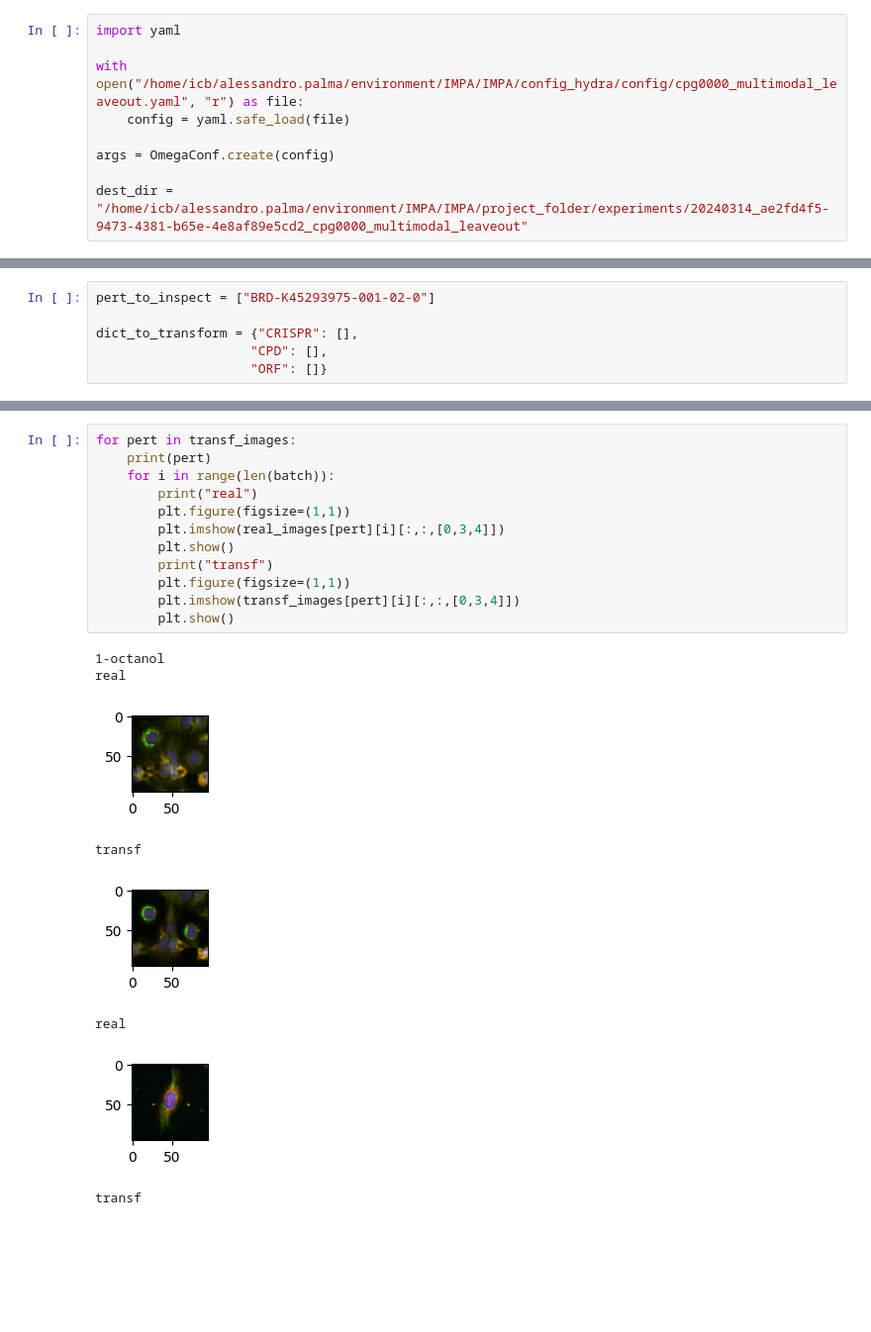
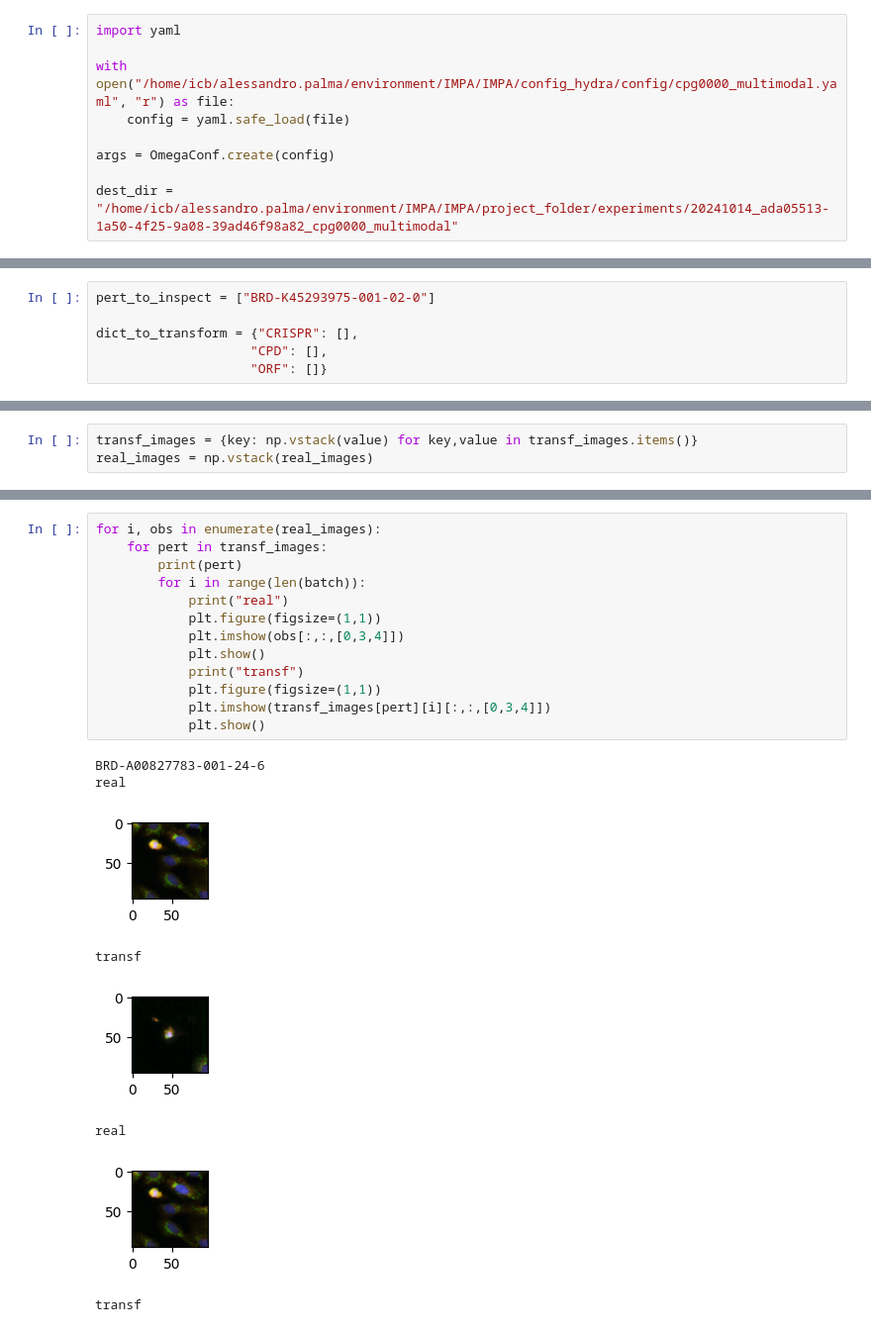
Before and after one commit to theislab/IMPA, a Jupyter notebook: notebooks/cpg0000/cpg0000/transformations_separate_embeddings.ipynb, the cells around one changed output, grey strips where cells are left out. Shown at 99% size. Saved outputs shown, nothing was run; the diff lists cells and outputs as text; blank space fills up the shorter version.

Commit message:
Adjustments multi-modal experiment

```diff
--- a/notebooks/cpg0000/cpg0000/transformations_separate_embeddings.ipynb
+++ b/notebooks/cpg0000/cpg0000/transformations_separate_embeddings.ipynb
@@ -28,12 +28,12 @@ def t2np(t):
 # %%
 import yaml
 
-with open("/home/icb/alessandro.palma/environment/IMPA/IMPA/config_hydra/config/cpg0000_multimodal_leaveout.yaml", "r") as file:
+with open("/home/icb/alessandro.palma/environment/IMPA/IMPA/config_hydra/config/cpg0000_multimodal.yaml", "r") as file:
     config = yaml.safe_load(file)
 
 args = OmegaConf.create(config)
 
-dest_dir = "/home/icb/alessandro.palma/environment/IMPA/IMPA/project_folder/experiments/20240314_ae2fd4f5-9473-4381-b65e-4e8af89e5cd2_cpg0000_multimodal_leaveout"
+dest_dir = "/home/icb/alessandro.palma/environment/IMPA/IMPA/project_folder/experiments/20241014_ada05513-1a50-4f25-9a08-39ad46f98a82_cpg0000_multimodal"
 # %%
 args
 # %% [output]
@@ -136,0 +123,3 @@ dataloader.mol2id
+# %%
+transf_images = {key: np.vstack(value) for key,value in transf_images.items()}
+real_images = np.vstack(real_images)
@@ -137,21 +134,22 @@ dataloader.mol2id
 # %%
-for pert in transf_images:
-    print(pert)
-    for i in range(len(batch)):
-        print("real")
-        plt.figure(figsize=(1,1))
-        plt.imshow(real_images[pert][i][:,:,[0,3,4]])
-        plt.show()
-        print("transf")
-        plt.figure(figsize=(1,1))
-        plt.imshow(transf_images[pert][i][:,:,[0,3,4]])
-        plt.show()
+for i, obs in enumerate(real_images):
+    for pert in transf_images:
+        print(pert)
+        for i in range(len(batch)):
+            print("real")
+            plt.figure(figsize=(1,1))
+            plt.imshow(obs[:,:,[0,3,4]])
+            plt.show()
+            print("transf")
+            plt.figure(figsize=(1,1))
+            plt.imshow(transf_images[pert][i][:,:,[0,3,4]])
+            plt.show()
 # %% [output]
-1-octanol
+BRD-A00827783-001-24-6
 real
-[figure, old version]
+[figure, new version]
 transf
-[figure, old version]
+[figure, new version]
 real
-[figure, old version]
+[figure, new version]
 transf
```
Also changed, not shown: parts of 10 cells of this notebook, 23 other files.
